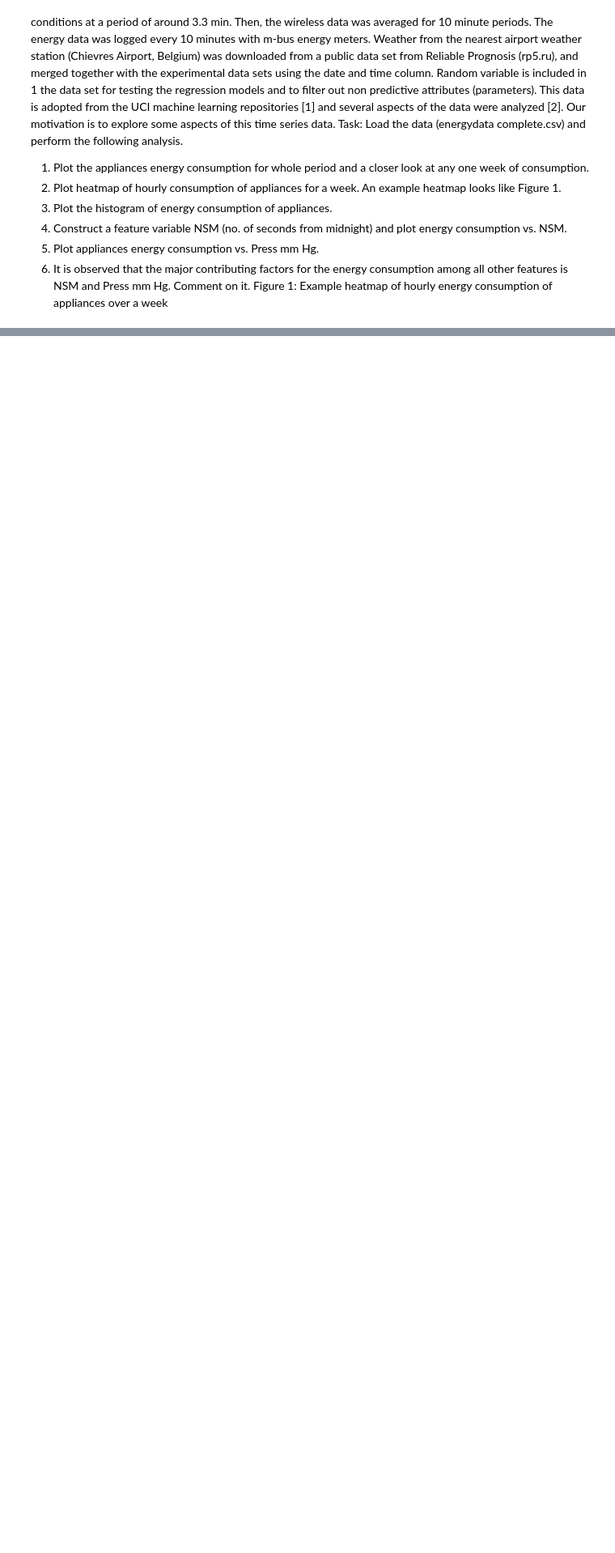
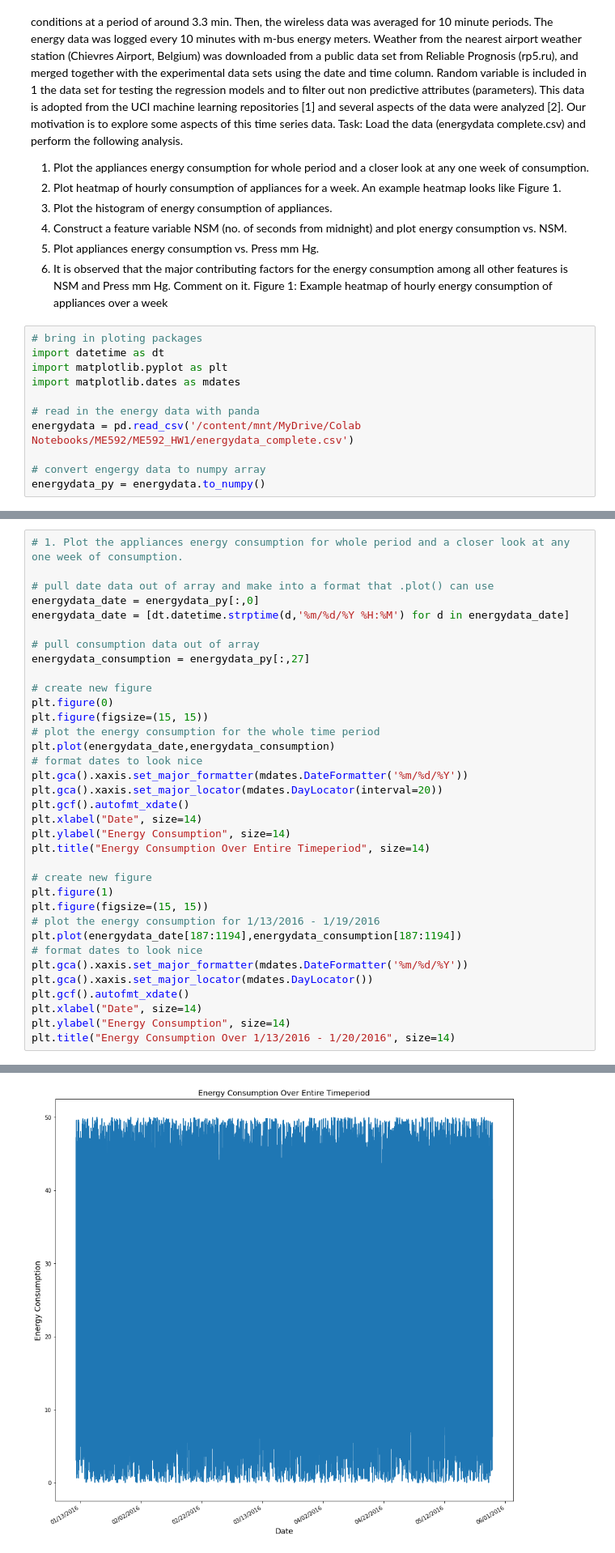
Before and after one commit to kvelez-iastate/S2021_ME592, a Jupyter notebook: Homework1.ipynb, the cells around one changed output, grey strips where cells are left out. Shown at 81% size. Saved outputs shown, nothing was run; the diff lists cells and outputs as text; blank space fills up the shorter version.

```diff
--- a/Homework1.ipynb
+++ b/Homework1.ipynb
@@ -88,3 +122,14 @@ consumption vs. NSM.
 6. It is observed that the major contributing factors for the energy consumption
 among all other features is NSM and Press mm Hg. Comment on it.
 Figure 1: Example heatmap of hourly energy consumption of appliances over a week
+# %%
+# bring in ploting packages
+import datetime as dt
+import matplotlib.pyplot as plt
+import matplotlib.dates as mdates
+
+# read in the energy data with panda
+energydata = pd.read_csv('/content/mnt/MyDrive/Colab Notebooks/ME592/ME592_HW1/energydata_complete.csv')
+
+# convert engergy data to numpy array
+energydata_py = energydata.to_numpy()
@@ -90,0 +138,36 @@ Figure 1: Example heatmap of hourly energy consumption of appliances over a week
+# %%
+# 1. Plot the appliances energy consumption for whole period and a closer look at any one week of consumption.
+
+# pull date data out of array and make into a format that .plot() can use
+energydata_date = energydata_py[:,0]
+energydata_date = [dt.datetime.strptime(d,'%m/%d/%Y %H:%M') for d in energydata_date]
+
+# pull consumption data out of array
+energydata_consumption = energydata_py[:,27]
+
+# create new figure
+plt.figure(0)
+plt.figure(figsize=(15, 15))
+# plot the energy consumption for the whole time period
+plt.plot(energydata_date,energydata_consumption)
+# format dates to look nice
+plt.gca().xaxis.set_major_formatter(mdates.DateFormatter('%m/%d/%Y'))
+plt.gca().xaxis.set_major_locator(mdates.DayLocator(interval=20))
+plt.gcf().autofmt_xdate()
+plt.xlabel("Date", size=14)
+plt.ylabel("Energy Consumption", size=14)
+plt.title("Energy Consumption Over Entire Timeperiod", size=14)
+
+# create new figure
+plt.figure(1)
+plt.figure(figsize=(15, 15))
+# plot the energy consumption for 1/13/2016 - 1/19/2016
+plt.plot(energydata_date[187:1194],energydata_consumption[187:1194])
+# format dates to look nice
+plt.gca().xaxis.set_major_formatter(mdates.DateFormatter('%m/%d/%Y'))
+plt.gca().xaxis.set_major_locator(mdates.DayLocator())
+plt.gcf().autofmt_xdate()
+plt.xlabel("Date", size=14)
+plt.ylabel("Energy Consumption", size=14)
+plt.title("Energy Consumption Over 1/13/2016 - 1/20/2016", size=14)
+# %% [output]
@@ -90,0 +176 @@ Figure 1: Example heatmap of hourly energy consumption of appliances over a week
+[figure, added]
```
Also changed, not shown: parts of 20 cells of this notebook.
